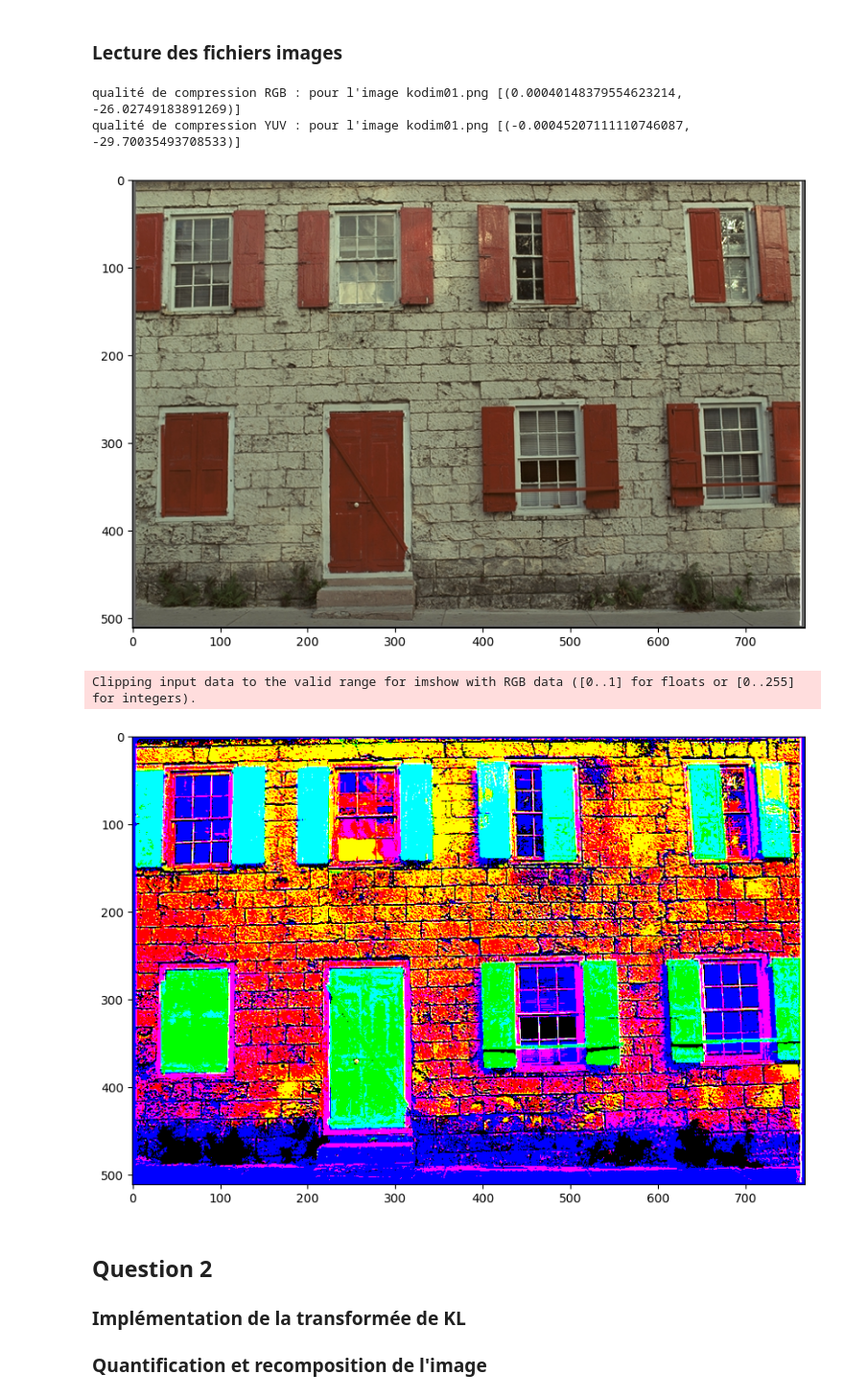
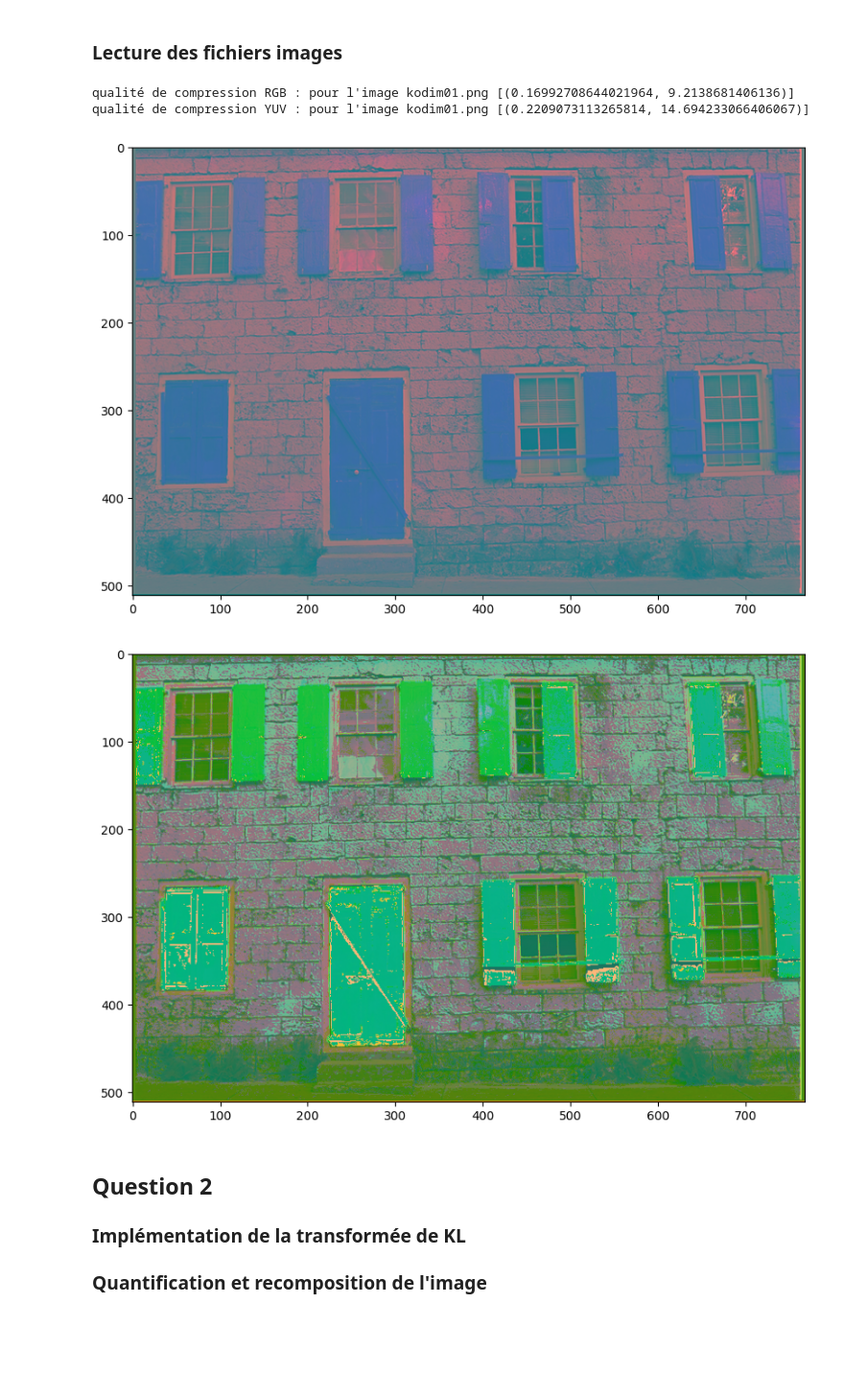
Before and after one commit to loic-hpp/Tec_multumedia, a Jupyter notebook: Lab2/Lab2.ipynb, the cells around one changed output. Shown at 96% size. Saved outputs shown, nothing was run; the diff lists cells and outputs as text; code cells hidden in the pictures; blank space fills up the shorter version.

```diff
--- a/Lab2/Lab2.ipynb
+++ b/Lab2/Lab2.ipynb
@@ -27,39 +27,40 @@ def plotImage(image, type):
 # %%
 
 # Read image
 dataPath = "/data/"
 currDirectory = os.getcwd()
 fileList = os.listdir(currDirectory + dataPath)
 quantificateur = [[8,8,8], [8,8,4], [8,8,0], [8,4,0]]
 qualiteCompressionRGB = []
 qualiteCompressionYUV = []
 
 for file in fileList:
     imagePath = currDirectory + dataPath + file
-    img = py.imread(imagePath)
+    # img = py.imread(imagePath)
+    img = cv.imread(imagePath)
+    img = cv.cvtColor(img, cv.COLOR_BGR2RGB)
 
     if img is not None:
         YUVimage = cv.cvtColor(img, cv.COLOR_RGB2YUV)
         for q in quantificateur:
             imageKLTransforme = compression(img, q)
             imageYUVKLTransforme = compression(YUVimage, q)
             qualiteCompressionRGB.append(qualiteCompression(img, imageKLTransforme))
             qualiteCompressionYUV.append(qualiteCompression(YUVimage, imageYUVKLTransforme))
             break
 
         print("qualité de compression RGB : pour l'image " + file, qualiteCompressionRGB)
         qualiteCompressionRGB = []
         print("qualité de compression YUV : pour l'image " + file, qualiteCompressionYUV)
         qualiteCompressionYUV = []
-        plotImage(img, 'double')
-        plotImage(imageKLTransforme, 'double')
+        plotImage(YUVimage, 'uint8')
+        plotImage(imageYUVKLTransforme, 'uint8')
         break
 # %% [output]
-qualité de compression RGB : pour l'image kodim01.png [(0.00040148379554623214, -26.02749183891269)]
-qualité de compression YUV : pour l'image kodim01.png [(-0.00045207111110746087, -29.70035493708533)]
+qualité de compression RGB : pour l'image kodim01.png [(0.16992708644021964, 9.2138681406136)]
+qualité de compression YUV : pour l'image kodim01.png [(0.2209073113265814, 14.694233066406067)]
-[figure, old version]
+[figure, new version]
-Clipping input data to the valid range for imshow with RGB data ([0..1] for floats or [0..255] for integers).
-[figure, old version]
+[figure, new version]
 # %% [markdown]
 ## Question 2
 ### Implémentation de la transformée de KL
```
Also changed, not shown: parts of 3 cells of this notebook.
